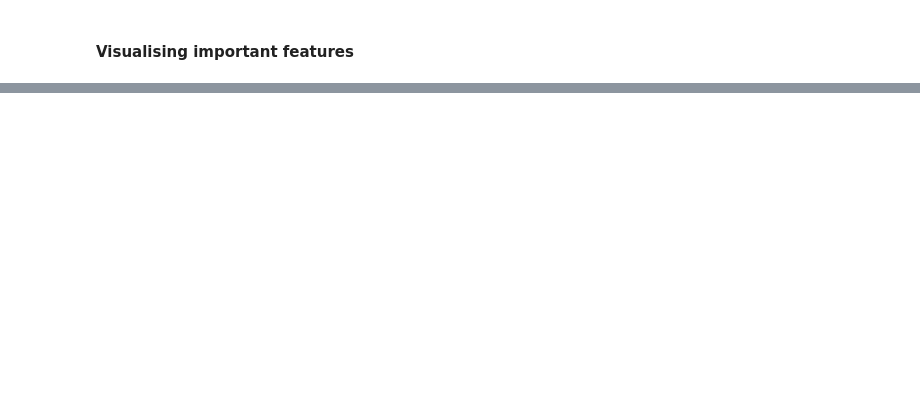
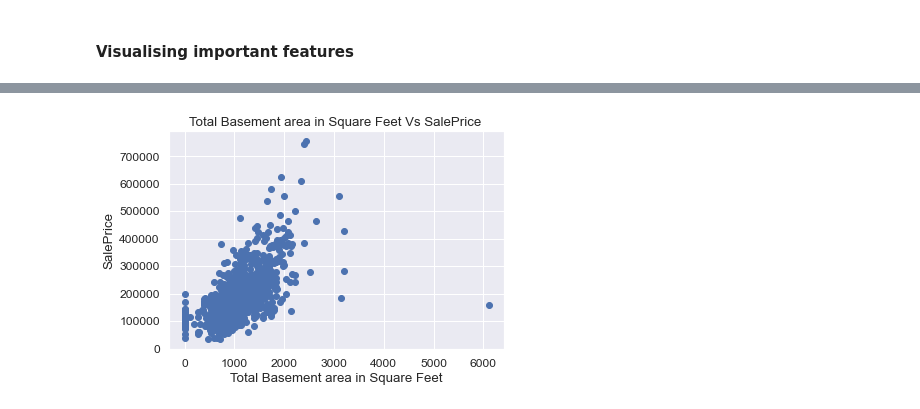
Before and after one commit to kshitijmohan15/Data-Analysis, a Jupyter notebook: Advanced Regression House Prices/train_house_prices.ipynb, the cells around one changed output, grey strips where cells are left out. Drawn from its saved outputs; the diff is of its cells as text; code cells hidden in the pictures; blank space fills up the shorter version.

```diff
--- a/Advanced Regression House Prices/train_house_prices.ipynb
+++ b/Advanced Regression House Prices/train_house_prices.ipynb
@@ -222,0 +189,11 @@ dtype('O')
+# %%
+# All missing value indicate that particular house doesn't have an alley access.we can replace it with 'None'.
+
+house["Alley"] = house["Alley"].fillna('None')
+# %%
+plt.scatter(house["TotalBsmtSF"],house["SalePrice"])
+plt.title("Total Basement area in Square Feet Vs SalePrice ")
+plt.ylabel("SalePrice")
+plt.xlabel("Total Basement area in Square Feet");
+# %% [output]
+[figure, added]
```
Also changed, not shown: parts of 22 cells of this notebook.
